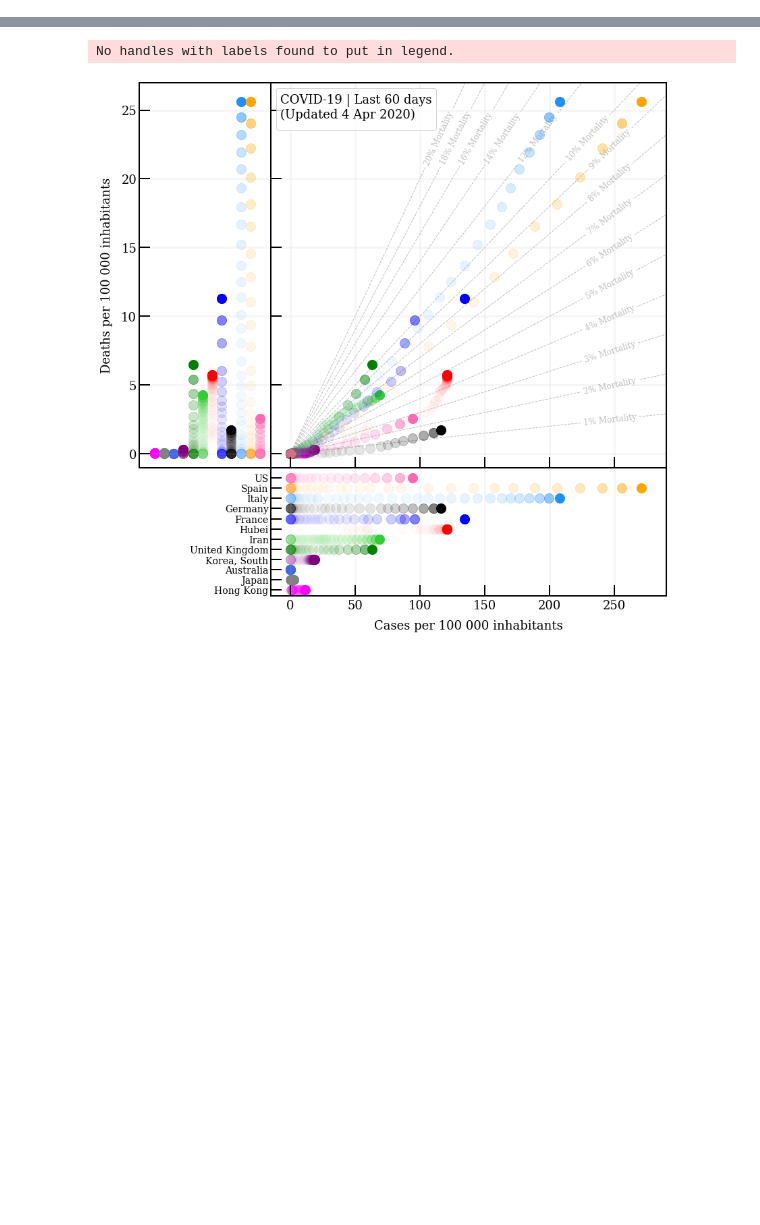
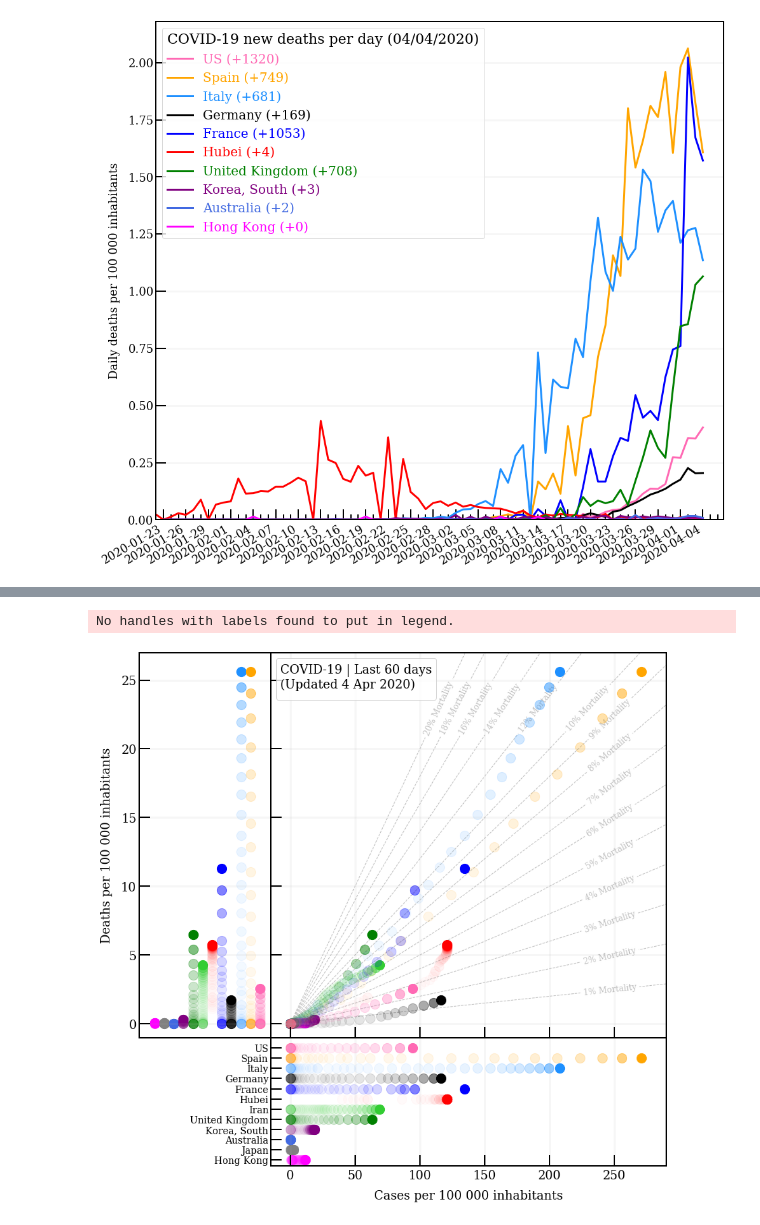
Before and after one commit to pietrodigangi/COVID19-Monitor, a Jupyter notebook: covid19-international.ipynb, the cells around one changed output, grey strips where cells are left out. Cells and saved outputs as stored; diff of their text form; code cells hidden in the pictures; blank space fills up the shorter version.

```diff
--- a/covid19-international.ipynb
+++ b/covid19-international.ipynb
@@ -291,3 +291,39 @@ plt.show()
+# %%
+var = 'new_deaths'
+states = ['Italy', 'Spain', 'United Kingdom', 'Germany', 'France', 'Hubei', 'US', 'Korea, South', 'Hong Kong', 'Australia']
+fig = plt.figure(figsize=(16,16))
+ax = fig.add_subplot(111)
+
+#lockdown lines
+#lockdown_lines()
+
+# sort by most cases
+states = sorted_states(states, 'cases')
+
+# plot curves
+for state in states:
+    df = data[data.region==state]
+    pop = population[state]
+    tot = df[var].iat[-1] # total value at current date
+    label = state + ' (+%.f)' % tot
+    ax.plot(df.date, df[var]/pop*1e5, label=label, color=color[state], lw=3)
+
+# axes
+format_dateaxis()
+ax.set_xlim([datetime.datetime(2020, 1, 22), today+timedelta(days=0)])
+ax.set_ylim(bottom=0)
+plt.ylabel('Daily deaths per 100 000 inhabitants')
+#plt.yscale('log')
+plt.grid(axis='y', linewidth=3, alpha=0.1, which='both')
+
+#legend
+leg = plt.legend(loc='upper left', frameon=True, ncol=1, fontsize=20, title_fontsize=22,
+                 title='COVID-19 new deaths per day (%s)' % lastday.strftime('%d/%m/%Y'))
+leglabels_style()
+
+plt.show()
+# %% [output]
+[figure, added]
 # %%
 var = 'cases_delta3'
 states = ['Italy', 'Spain', 'United Kingdom', 'Germany', 'France', 'Hubei', 'US', 'Korea, South','Hong Kong']
```
Also changed, not shown: parts of 6 cells of this notebook, 9 other files.
